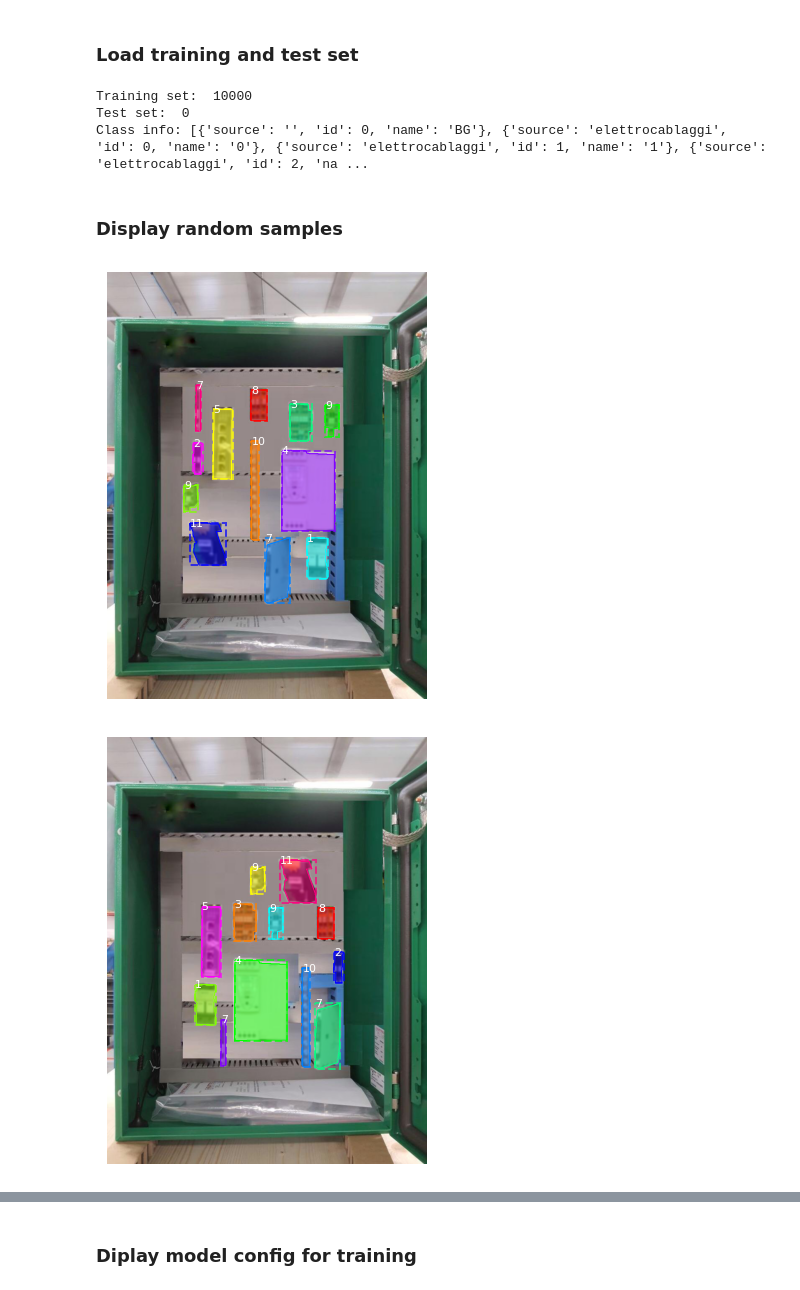
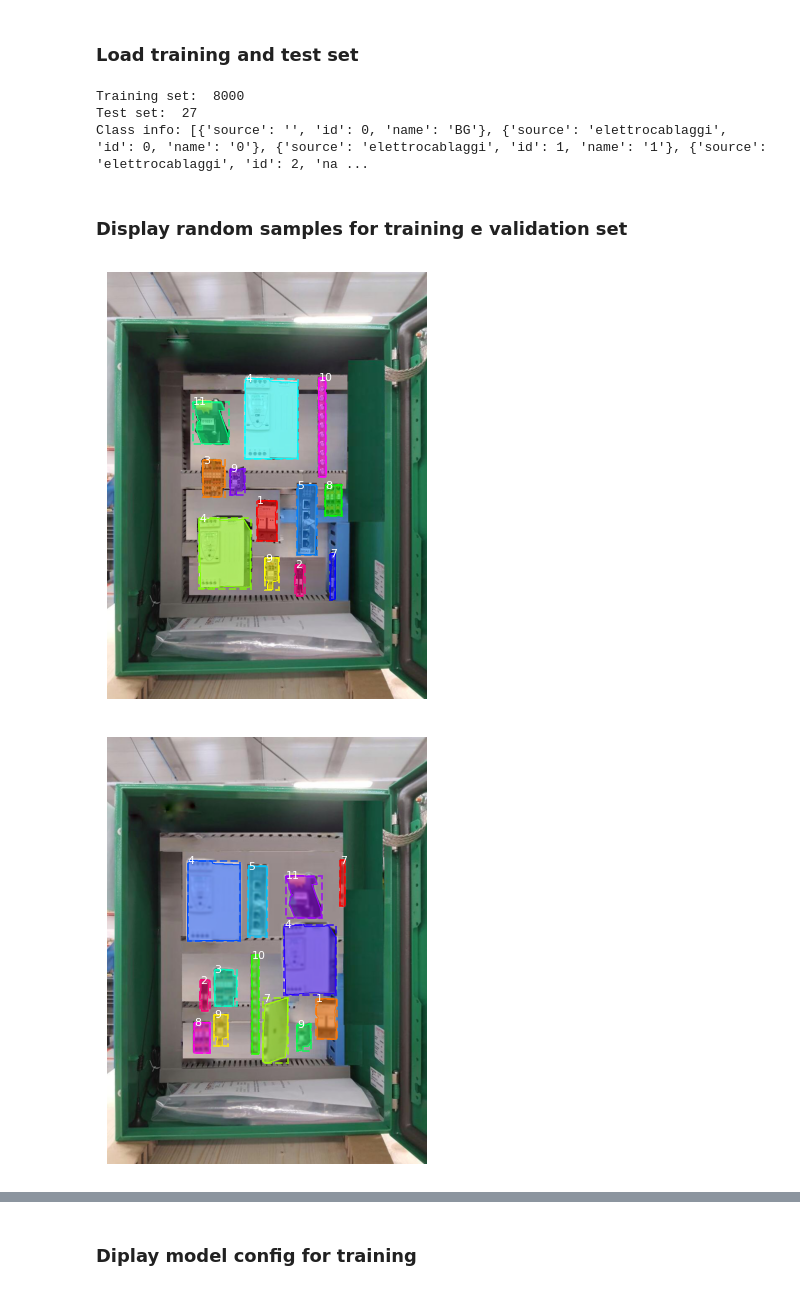
Before and after one commit to aleqrt/mask-rcnn-api, a Jupyter notebook: samples/elettrocablaggi/elettrocablaggi.ipynb, the cells around one changed output, grey strips where cells are left out. Drawn from its saved outputs; the diff is of its cells as text; code cells hidden in the pictures.

```diff
--- a/samples/elettrocablaggi/elettrocablaggi.ipynb
+++ b/samples/elettrocablaggi/elettrocablaggi.ipynb
@@ -17,8 +17,8 @@ info = {'train': {'label_file_path':"../../dataset/elettrocablaggi_20200921/trai
                    'annotation_dir': "../../dataset/elettrocablaggi_20200921/train/annots/",
                    'images_dir': "../../dataset/elettrocablaggi_20200921/train/images/"},
          'test':{'label_file_path':"../../dataset/elettrocablaggi_20200921/test/annots/labels.txt",
-                   'annotation_dir': "../../dataset/elettrocablaggi_20200921/test/annots/",
-                   'images_dir': "../../dataset/elettrocablaggi_20200921/test/images/"},
+                   'annotation_dir': "../../dataset/elettrocablaggi_20200921/test/real/annots/",
+                   'images_dir': "../../dataset/elettrocablaggi_20200921/test/real/images/"},
          'saved_model_dir': "../../weights/elettrocablaggi_20200921/"}
 # %% [markdown]
 ### Load training and test set
@@ -41,19 +41,19 @@ print("Training set: ", len(train_image_info))
 print("Test set: ", len(val_image_info))
 print("Class info:", class_info)
 # %% [output]
-Training set:  10000
-Test set:  0
+Training set:  8000
+Test set:  27
 Class info: [{'source': '', 'id': 0, 'name': 'BG'}, {'source': 'elettrocablaggi', 'id': 0, 'name': '0'}, {'source': 'elettrocablaggi', 'id': 1, 'name': '1'}, {'source': 'elettrocablaggi', 'id': 2, 'na ...
 # %% [markdown]
-### Display random samples
+### Display random samples for training e validation set
 # %%
 # Load and display random samples
-image_ids = np.random.choice(dataset_train.image_ids, 4)
+image_ids = np.random.choice(dataset_train.image_ids, 5)
 for image_id in image_ids:
     image = dataset_train.load_image(image_id)
     mask, class_ids = dataset_train.load_mask(image_id)
     visualize.display_instances(image, utils.extract_bboxes(mask), mask, class_ids,
                             dataset_train.class_names, figsize=(8, 8))
 # %% [output]
-[figure, old version]
+[figure, new version]
-[figure, old version]
+[figure, new version]
```
Also changed, not shown: parts of 2 cells of this notebook, 10 other files.
